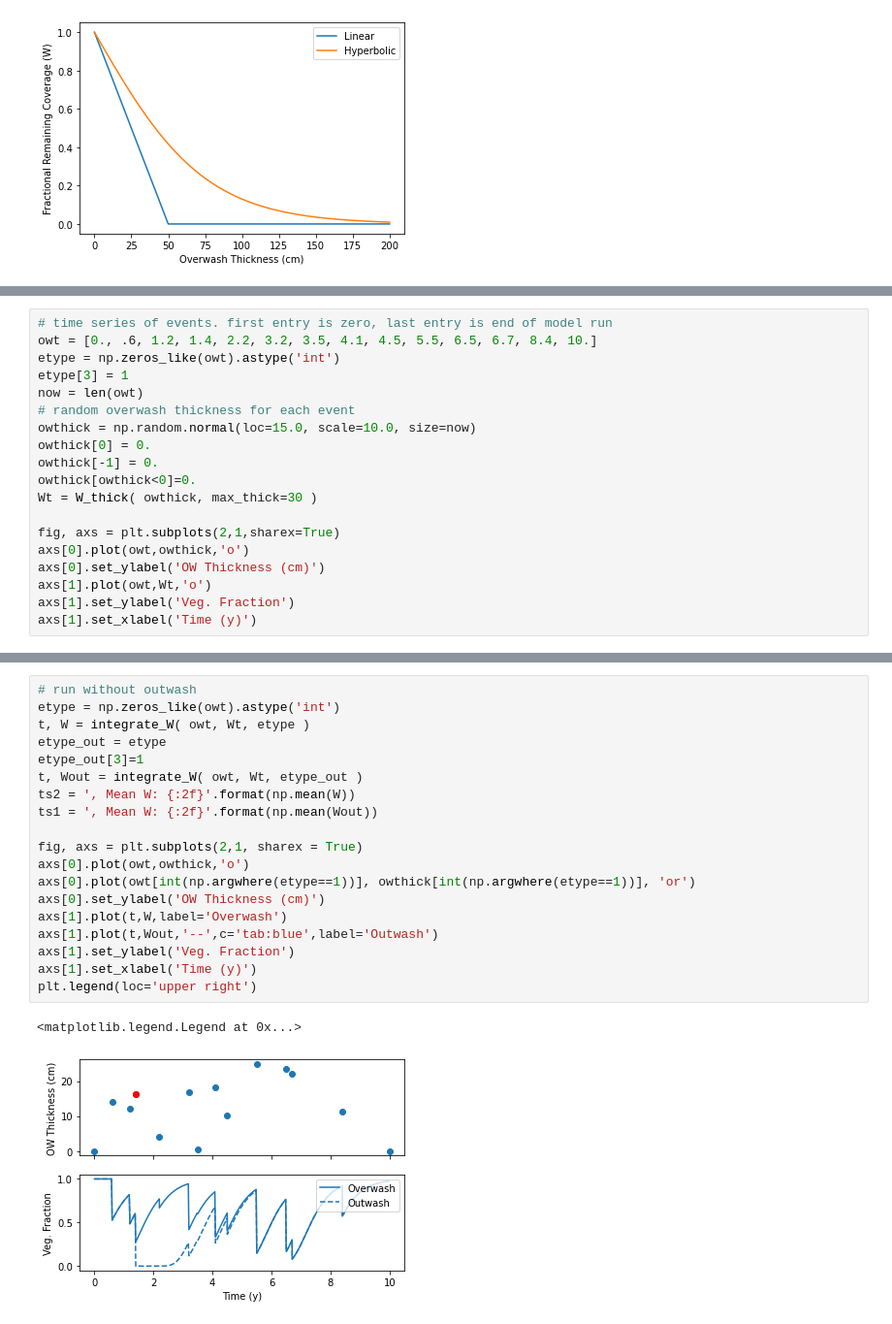
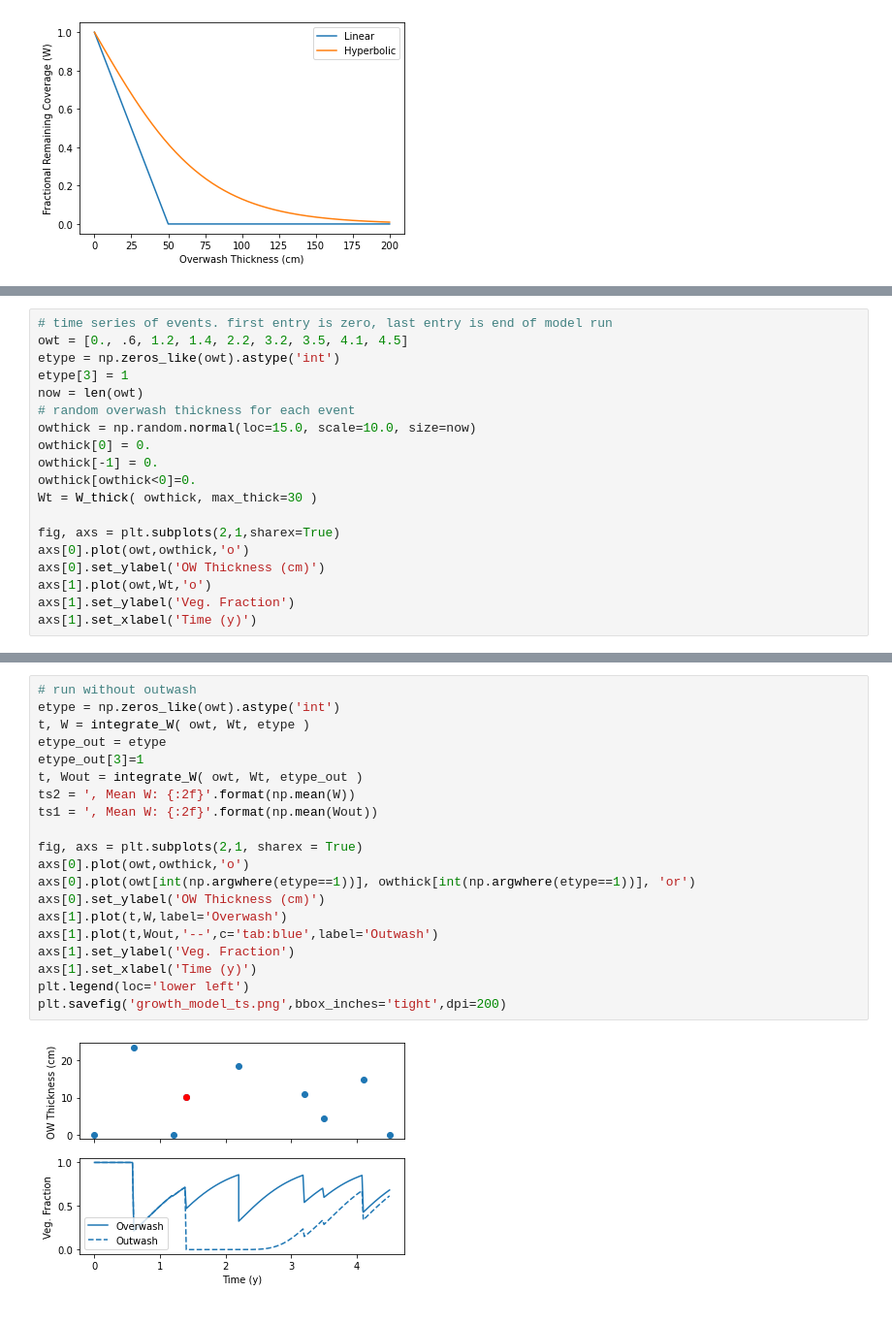
Before and after one commit to csherwood-usgs/Dorian_recovery, a Jupyter notebook: growth_model.ipynb, the cells around one changed output, grey strips where cells are left out. Shown at 97% size. Cells and saved outputs as stored; diff of their text form.

```diff
--- a/growth_model.ipynb
+++ b/growth_model.ipynb
@@ -164,6 +164,6 @@ def integrate_W( owt, Wt, etype, A=1., dt = 0.02 ):
 # %%
 # time series of events. first entry is zero, last entry is end of model run
-owt = [0., .6, 1.2, 1.4, 2.2, 3.2, 3.5, 4.1, 4.5, 5.5, 6.5, 6.7, 8.4, 10.]
+owt = [0., .6, 1.2, 1.4, 2.2, 3.2, 3.5, 4.1, 4.5]
 etype = np.zeros_like(owt).astype('int')
 etype[3] = 1
 now = len(owt)
@@ -186,22 +186,22 @@ Text(0.5, 0, 'Time (y)')
 # %%
 # run without outwash
 etype = np.zeros_like(owt).astype('int')
 t, W = integrate_W( owt, Wt, etype )
 etype_out = etype
 etype_out[3]=1
 t, Wout = integrate_W( owt, Wt, etype_out )
 ts2 = ', Mean W: {:2f}'.format(np.mean(W))
 ts1 = ', Mean W: {:2f}'.format(np.mean(Wout))
 
 fig, axs = plt.subplots(2,1, sharex = True)
 axs[0].plot(owt,owthick,'o')
 axs[0].plot(owt[int(np.argwhere(etype==1))], owthick[int(np.argwhere(etype==1))], 'or')
 axs[0].set_ylabel('OW Thickness (cm)')
 axs[1].plot(t,W,label='Overwash')
 axs[1].plot(t,Wout,'--',c='tab:blue',label='Outwash')
 axs[1].set_ylabel('Veg. Fraction')
 axs[1].set_xlabel('Time (y)')
-plt.legend(loc='upper right')
+plt.legend(loc='lower left')
+plt.savefig('growth_model_ts.png',bbox_inches='tight',dpi=200)
 # %% [output]
-<matplotlib.legend.Legend at 0x...>
-[figure, old version]
+[figure, new version]
```
Also changed, not shown: parts of 3 cells of this notebook.
